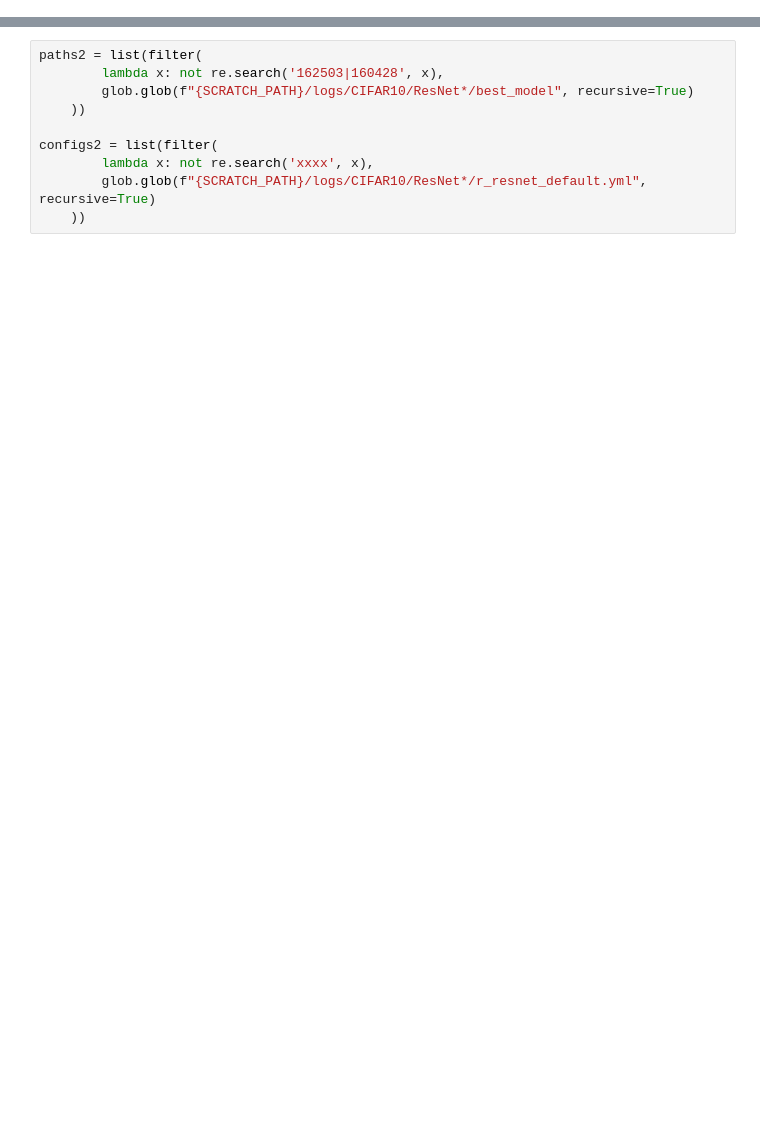
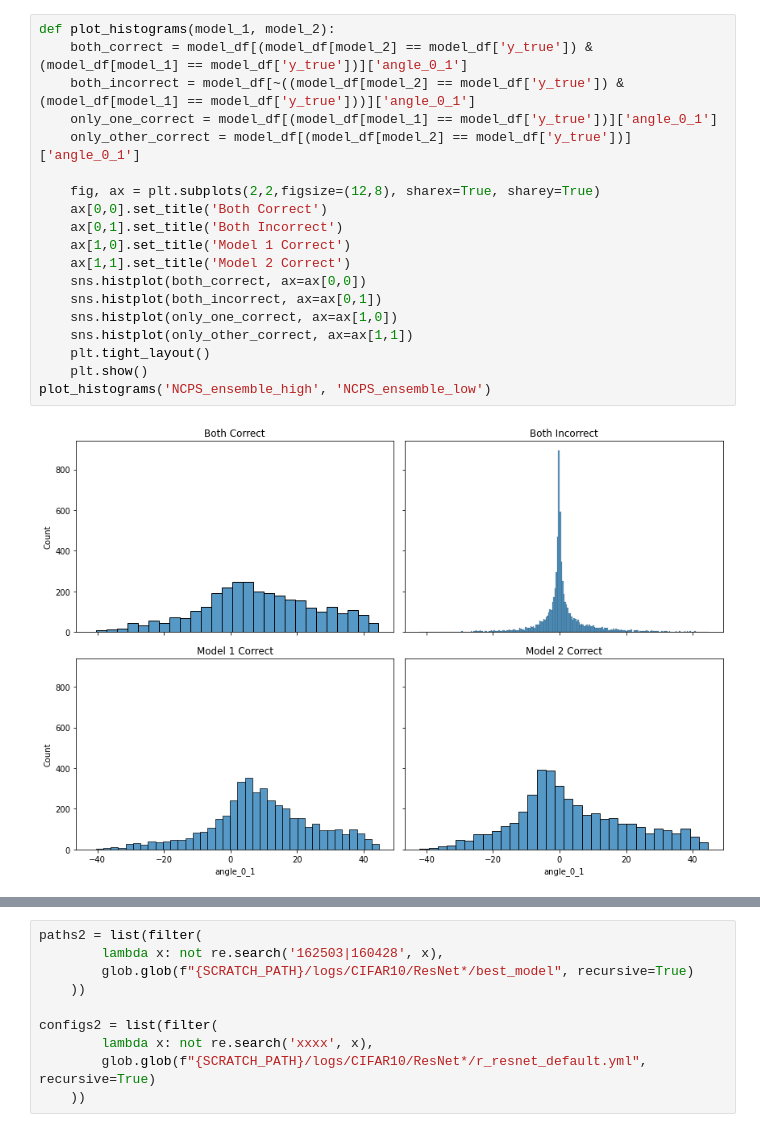
Before and after one commit to alec-flowers/dynamic_poly_nn, a Jupyter notebook: gpu_notebook.ipynb, the cells around one changed output, grey strips where cells are left out. Cells and saved outputs as stored; diff of their text form; blank space fills up the shorter version.

```diff
--- a/gpu_notebook.ipynb
+++ b/gpu_notebook.ipynb
@@ -24,0 +216,21 @@ os.getcwd()
+# %%
+def plot_histograms(model_1, model_2):
+    both_correct = model_df[(model_df[model_2] == model_df['y_true']) & (model_df[model_1] == model_df['y_true'])]['angle_0_1']
+    both_incorrect = model_df[~((model_df[model_2] == model_df['y_true']) & (model_df[model_1] == model_df['y_true']))]['angle_0_1']
+    only_one_correct = model_df[(model_df[model_1] == model_df['y_true'])]['angle_0_1']
+    only_other_correct = model_df[(model_df[model_2] == model_df['y_true'])]['angle_0_1']
+
+    fig, ax = plt.subplots(2,2,figsize=(12,8), sharex=True, sharey=True)
+    ax[0,0].set_title('Both Correct')
+    ax[0,1].set_title('Both Incorrect')
+    ax[1,0].set_title('Model 1 Correct')
+    ax[1,1].set_title('Model 2 Correct')
+    sns.histplot(both_correct, ax=ax[0,0])
+    sns.histplot(both_incorrect, ax=ax[0,1])
+    sns.histplot(only_one_correct, ax=ax[1,0])
+    sns.histplot(only_other_correct, ax=ax[1,1])
+    plt.tight_layout()
+    plt.show()
+plot_histograms('NCPS_ensemble_high', 'NCPS_ensemble_low')
+# %% [output]
+[figure, added]
```
Also changed, not shown: parts of 41 cells of this notebook.
